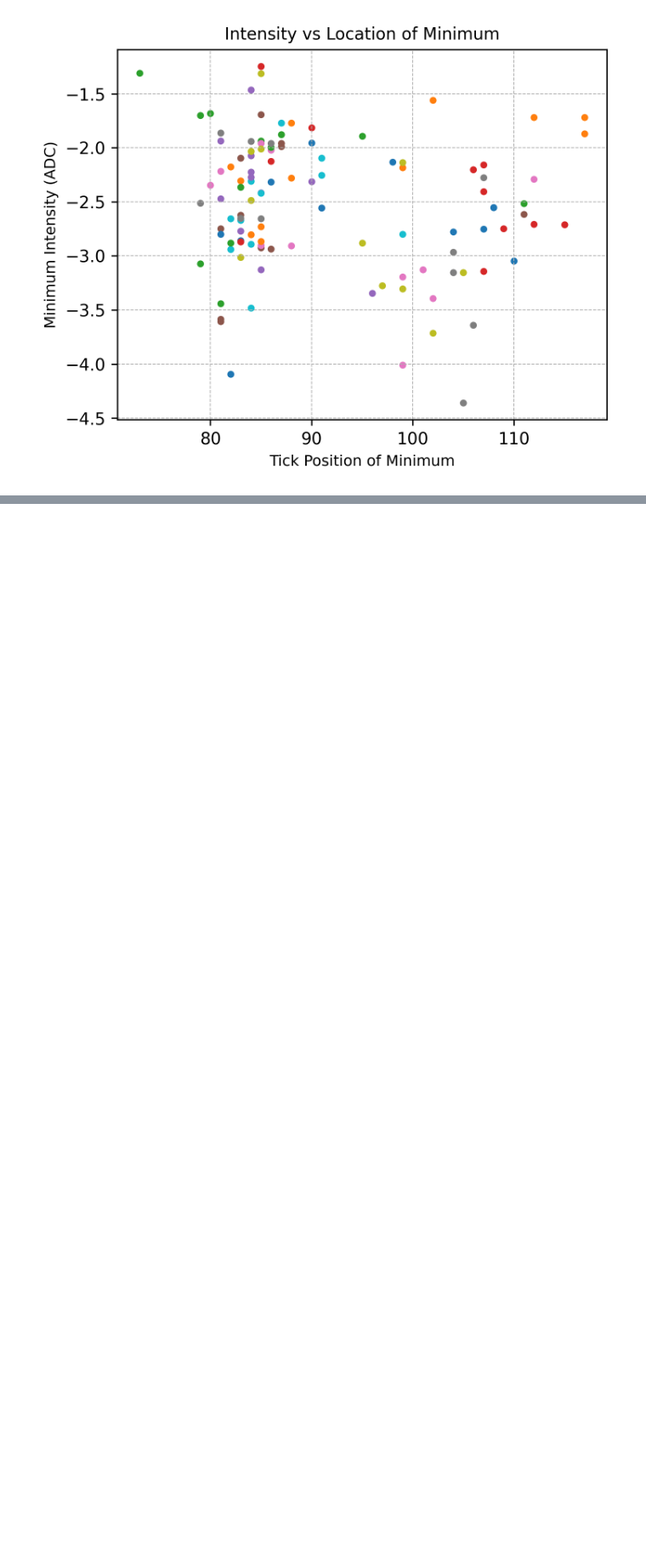
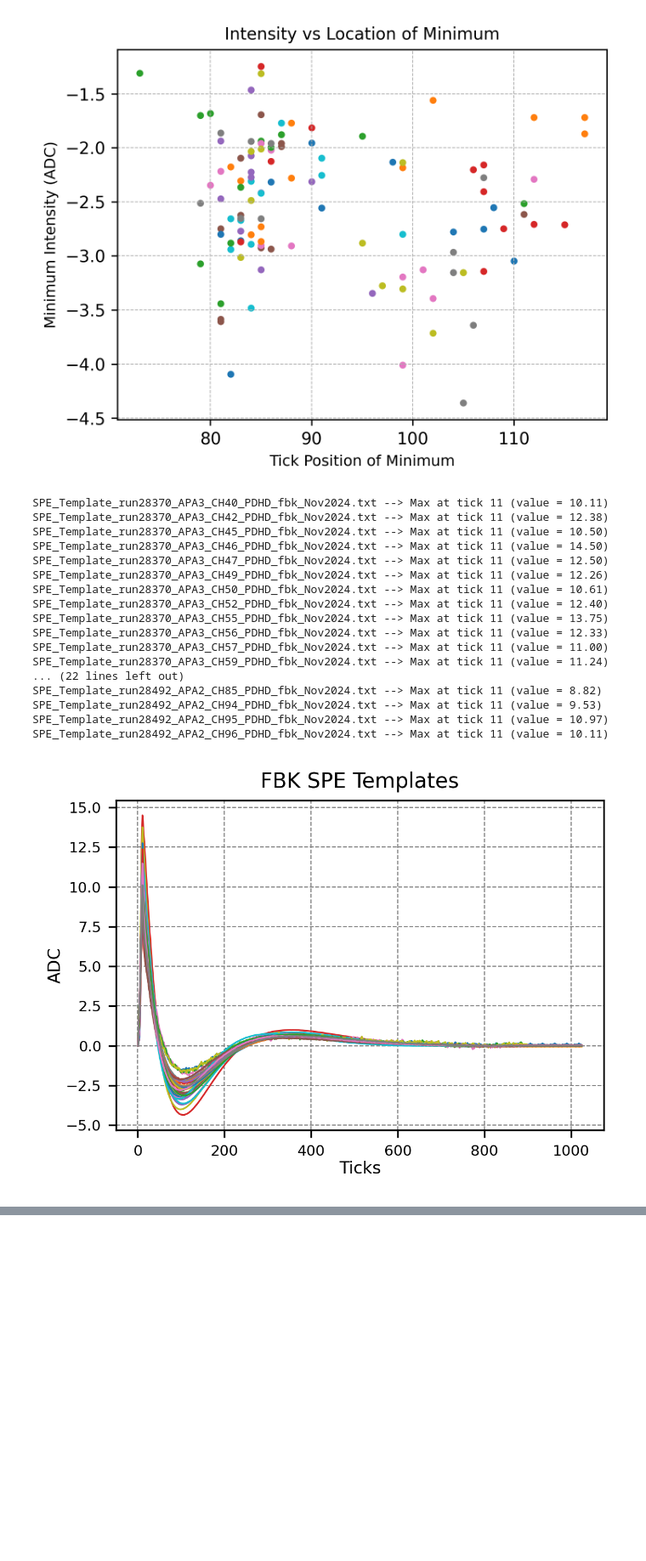
Before and after one commit to szhang17phys/analyze_pdhd_DATA_v2, a Jupyter notebook: jupyter/spe_templates_show/general.ipynb, the cells around one changed output, grey strips where cells are left out. Shown at 85% size. Saved outputs shown, nothing was run; the diff lists cells and outputs as text; code cells hidden in the pictures; blank space fills up the shorter version.

```diff
--- a/jupyter/spe_templates_show/general.ipynb
+++ b/jupyter/spe_templates_show/general.ipynb
@@ -345,3 +403,72 @@ SPE_Template_run28492_APA2_CH96_PDHD_fbk_Nov2024.txt --> Min Tick: 108, Intensit
 SPE_Template_run28492_APA2_CH98_PDHD_hpk_Nov2024.txt --> Min Tick: 85, Intensity: -2.87
 SPE_Template_run28492_APA2_CH99_PDHD_hpk_Nov2024.txt --> Min Tick: 81, Intensity: -3.44
 [figure]
+# %%
+import matplotlib.pyplot as plt
+import os
+
+# Set directory containing .txt files
+directory = './templates_2025/v0'
+
+# List all .txt files
+all_files = [os.path.join(directory, f) for f in os.listdir(directory) if f.endswith('.txt')]
+all_files.sort()
+
+# Split into fbk and hpk groups
+fbk_files = [f for f in all_files if 'fbk' in f.lower()]
+hpk_files = [f for f in all_files if 'hpk' in f.lower()]
+
+def plot_group(file_list, group_name):
+    plt.figure(figsize=(4, 3), dpi=300)
+    for filepath in file_list:
+        values = []
+        with open(filepath, 'r') as file:
+            for line in file:
+                try:
+                    values.append(float(line.strip()))
+                except ValueError:
+                    continue
+
+        if len(values) != 512 and len(values) != 1024:
+            print(f"Warning: {os.path.basename(filepath)} has {len(values)} values (expected 512 or 1024)")
+
+        if values:
+            max_index = values.index(max(values)) + 1
+            print(f"{os.path.basename(filepath)} --> Max at tick {max_index} (value = {max(values):.2f})")
+
+        x_values = list(range(1, len(values) + 1))
+        label = os.path.basename(filepath)
+        plt.plot(x_values, values, linewidth=0.8, markersize=0.5, label=label)
+
+    plt.xlabel('Ticks', labelpad=1, fontsize=8)
+    plt.ylabel('ADC', labelpad=1, fontsize=8)
+    plt.tick_params(labelsize=7)
+    plt.title(f"{group_name.upper()} SPE Templates", fontsize=10)
+    # Optional legend
+    # plt.legend(fontsize=5, loc='center left', bbox_to_anchor=(1, 0.5), ncol=1)
+    plt.grid(color='gray', linestyle='--', linewidth=0.5)
+    plt.tight_layout()
+    plt.show()
+
+# Plot both groups
+plot_group(fbk_files, "FBK")
+plot_group(hpk_files, "HPK")
+# %% [output]
+SPE_Template_run28370_APA3_CH40_PDHD_fbk_Nov2024.txt --> Max at tick 11 (value = 10.11)
+SPE_Template_run28370_APA3_CH42_PDHD_fbk_Nov2024.txt --> Max at tick 11 (value = 12.38)
+SPE_Template_run28370_APA3_CH45_PDHD_fbk_Nov2024.txt --> Max at tick 11 (value = 10.50)
+SPE_Template_run28370_APA3_CH46_PDHD_fbk_Nov2024.txt --> Max at tick 11 (value = 14.50)
+SPE_Template_run28370_APA3_CH47_PDHD_fbk_Nov2024.txt --> Max at tick 11 (value = 12.50)
+SPE_Template_run28370_APA3_CH49_PDHD_fbk_Nov2024.txt --> Max at tick 11 (value = 12.26)
+SPE_Template_run28370_APA3_CH50_PDHD_fbk_Nov2024.txt --> Max at tick 11 (value = 10.61)
+SPE_Template_run28370_APA3_CH52_PDHD_fbk_Nov2024.txt --> Max at tick 11 (value = 12.40)
+SPE_Template_run28370_APA3_CH55_PDHD_fbk_Nov2024.txt --> Max at tick 11 (value = 13.75)
+SPE_Template_run28370_APA3_CH56_PDHD_fbk_Nov2024.txt --> Max at tick 11 (value = 12.33)
+SPE_Template_run28370_APA3_CH57_PDHD_fbk_Nov2024.txt --> Max at tick 11 (value = 11.00)
+SPE_Template_run28370_APA3_CH59_PDHD_fbk_Nov2024.txt --> Max at tick 11 (value = 11.24)
+... (22 lines left out)
+SPE_Template_run28492_APA2_CH85_PDHD_fbk_Nov2024.txt --> Max at tick 11 (value = 8.82)
+SPE_Template_run28492_APA2_CH94_PDHD_fbk_Nov2024.txt --> Max at tick 11 (value = 9.53)
+SPE_Template_run28492_APA2_CH95_PDHD_fbk_Nov2024.txt --> Max at tick 11 (value = 10.97)
+SPE_Template_run28492_APA2_CH96_PDHD_fbk_Nov2024.txt --> Max at tick 11 (value = 10.11)
+[figure, added]
```
Also changed, not shown: parts of 2 cells of this notebook.
